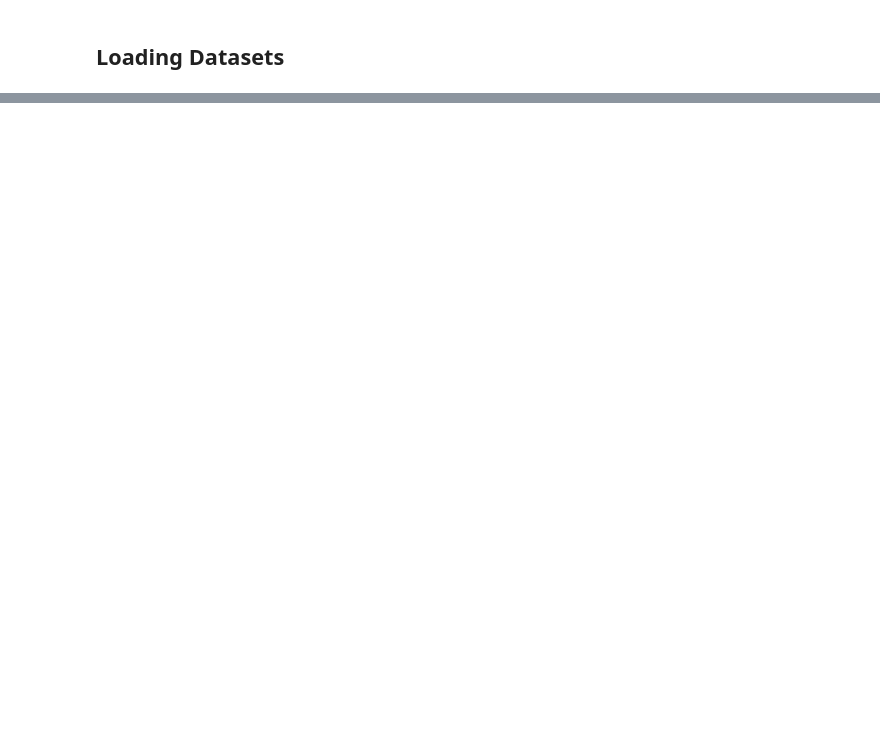
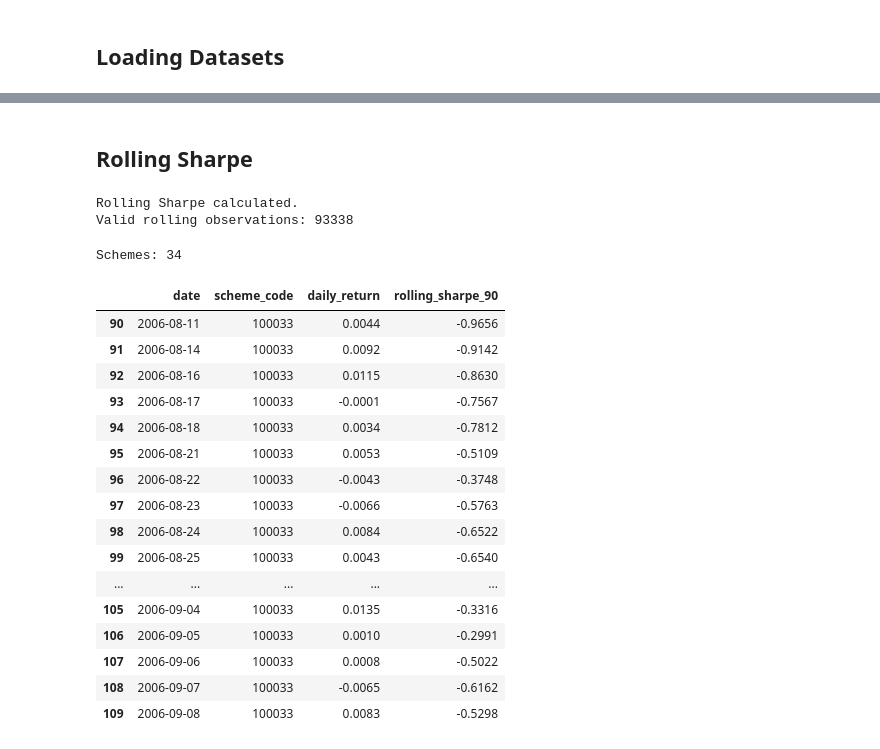
Before and after one commit to VANSHxGIT/CapstoneProject.Mutual_Fund_Analysis, a Jupyter notebook: notebooks/Advanced_Analytics.ipynb, the cells around one changed output, grey strips where cells are left out. Cells and saved outputs as stored; diff of their text form; code cells hidden in the pictures; blank space fills up the shorter version.

```diff
--- a/notebooks/Advanced_Analytics.ipynb
+++ b/notebooks/Advanced_Analytics.ipynb
@@ -82,0 +351,80 @@ FileNotFoundError: [Errno 2] No such file or directory: '..\\Data\\processed\\in
+# %% [markdown]
+## Rolling Sharpe
+# %%
+# ROLLING 90-DAY SHARPE
+rolling_data = returns.copy()
+
+rolling_data = rolling_data.sort_values(
+    ["scheme_code", "date"]
+)
+
+rolling_data["rolling_mean_90"] = (
+    rolling_data
+    .groupby("scheme_code")["daily_return"]
+    .transform(
+        lambda x: x.rolling(90).mean()
+    )
+)
+
+rolling_data["rolling_std_90"] = (
+    rolling_data
+    .groupby("scheme_code")["daily_return"]
+    .transform(
+        lambda x: x.rolling(90).std()
+    )
+)
+
+rolling_data["rolling_sharpe_90"] = (
+    rolling_data["rolling_mean_90"]
+    / rolling_data["rolling_std_90"]
+) * np.sqrt(252)
+
+print(
+    "Rolling Sharpe calculated."
+)
+
+print(
+    "Valid rolling observations:",
+    rolling_data["rolling_sharpe_90"].notna().sum()
+)
+# %% [output]
+Rolling Sharpe calculated.
+Valid rolling observations: 93338
+# %%
+# VERIFY ROLLING SHARPE
+print(
+    "Schemes:",
+    rolling_data["scheme_code"].nunique()
+)
+
+display(
+    rolling_data[
+        [
+            "date",
+            "scheme_code",
+            "daily_return",
+            "rolling_sharpe_90"
+        ]
+    ]
+    .dropna(subset=["rolling_sharpe_90"])
+    .head(20)
+)
+# %% [output]
+Schemes: 34
+|  | date | scheme_code | daily_return | rolling_sharpe_90 |
+| 90 | 2006-08-11 | 100033 | 0.0044 | -0.9656 |
+| 91 | 2006-08-14 | 100033 | 0.0092 | -0.9142 |
+| 92 | 2006-08-16 | 100033 | 0.0115 | -0.8630 |
+| 93 | 2006-08-17 | 100033 | -0.0001 | -0.7567 |
+| 94 | 2006-08-18 | 100033 | 0.0034 | -0.7812 |
+| 95 | 2006-08-21 | 100033 | 0.0053 | -0.5109 |
+| 96 | 2006-08-22 | 100033 | -0.0043 | -0.3748 |
+| 97 | 2006-08-23 | 100033 | -0.0066 | -0.5763 |
+| 98 | 2006-08-24 | 100033 | 0.0084 | -0.6522 |
+| 99 | 2006-08-25 | 100033 | 0.0043 | -0.6540 |
+| ... | ... | ... | ... | ... |
+| 105 | 2006-09-04 | 100033 | 0.0135 | -0.3316 |
+| 106 | 2006-09-05 | 100033 | 0.0010 | -0.2991 |
+| 107 | 2006-09-06 | 100033 | 0.0008 | -0.5022 |
+| 108 | 2006-09-07 | 100033 | -0.0065 | -0.6162 |
+| 109 | 2006-09-08 | 100033 | 0.0083 | -0.5298 |
```
Also changed, not shown: parts of 11 cells of this notebook, 1 other file.
